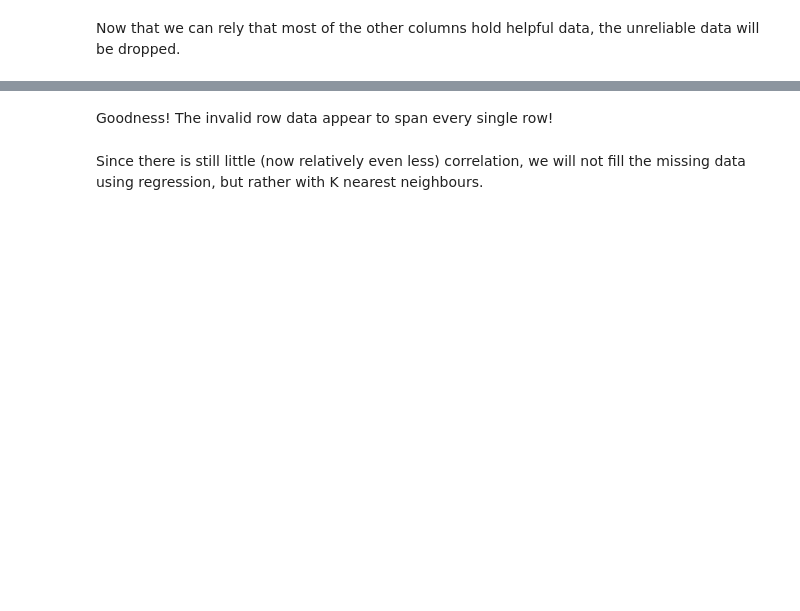
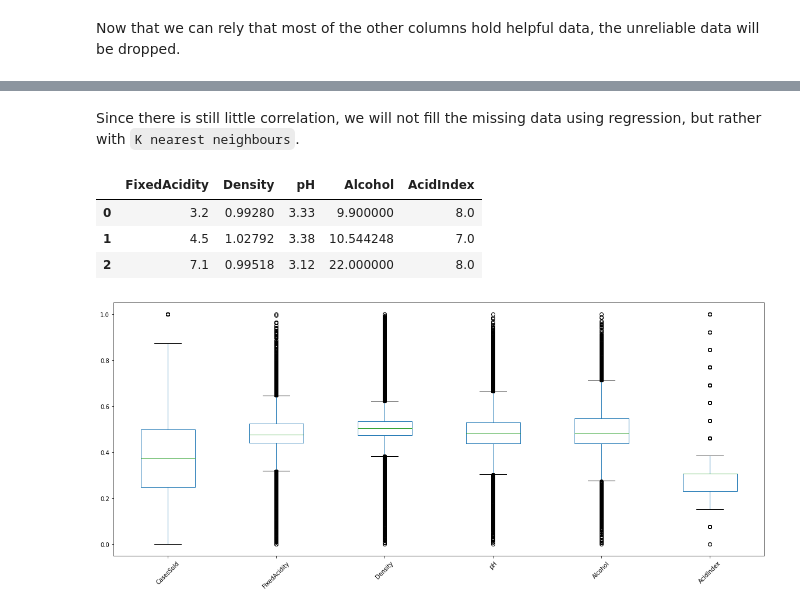
Before and after one commit to yabbou/python-data-science, a Jupyter notebook: hw_6.ipynb, the cells around one changed output, grey strips where cells are left out. Saved outputs shown, nothing was run; the diff lists cells and outputs as text; code cells hidden in the pictures; blank space fills up the shorter version.

```diff
--- a/hw_6.ipynb
+++ b/hw_6.ipynb
@@ -325,27 +331,25 @@ row_indexes_outside_range_dict.pop('Alcohol')
 # %%
-wines_within_range_copy_df = wines_within_range_df.copy()
-NUMERIC_COLUMN_INDECIES_UPDATED = range(1,wines_within_range_df.shape[1]-1)
-
-col_ranges_updated = [volatile_acidity_gL_range,citric_acidity_gL_range,
-                      chlorides_gL_range,fso2_ppm_range,tso2_ppm_range,
-                      density_gL_range,pH_range,suphites_gL_range]
+NUMERIC_COLUMN_INDECIES_UPDATED = range(1,wines_within_range_df.shape[1]) # 1-5, 5 columns
+col_ranges_updated = [[0,0], fixed_acidity_gL_range, density_gL_range,    # the initial [0,0] accounts for the 'CasesSold' column in the DataFrame
+                      pH_range, alcohol_percent_range, acid_index_range]
 
 def checkExpertKnowledgeOfColumnRangesUPDATED(cols, col_ranges):
-  row_indexes_outside_range = {}
+  wines_within_range_copy_df = wines_within_range_df.copy() # 6 columns
   print(f'Number of rows INSIDE the expert domain knowledge range:\n')
+  print(f'Original row count:  {wines_within_range_copy_df.shape[0]:>5} rows')
 
   for x in cols:
-    x_below_minimum_range = wines_df.iloc[:,1] < col_ranges[x][0]
-    y_above_maximum_range = wines_df.iloc[:,1] > col_ranges[x][1]
+    x_below_minimum_range = wines_within_range_copy_df.iloc[:,x] < col_ranges[x][0]
+    y_above_maximum_range = wines_within_range_copy_df.iloc[:,x] > col_ranges[x][1]
 
-    rows_outside_range = wines_df[(x_below_minimum_range) | (y_above_maximum_range)]
+    rows_outside_range = wines_within_range_copy_df[(x_below_minimum_range) | (y_above_maximum_range)]
     rows_outside_range_indexes = rows_outside_range.index
 
-    col = wines_df.copy() #not right thing to do here
-    col.drop(rows_outside_range_indexes, inplace = True)
-    print(f'{COLS[x]:>18} --- {col.shape[0]:>5} rows ({col.shape[0]/max(wines_df.shape[0],1) *100:.2f}%)')
+    wines_within_range_copy_df.drop(rows_outside_range_indexes, inplace = True)
+    print(f'After {wines_within_range_copy_df.columns[x]:>13}: {wines_within_range_copy_df.shape[0]:>5} rows left')
+  return wines_within_range_copy_df
 
-checkExpertKnowledgeOfColumnRangesUPDATED(NUMERIC_COLUMN_INDECIES_UPDATED, col_ranges_updated)
+wines_within_range_updated_df = checkExpertKnowledgeOfColumnRangesUPDATED(NUMERIC_COLUMN_INDECIES_UPDATED, col_ranges_updated)
 # %% [output]
 Number of rows INSIDE the expert domain knowledge range:
 
@@ -384,19 +362,22 @@ TotalSulfurDioxide ---     0 rows (0 less rows)
-# %% [markdown]
-Goodness! The invalid row data appear to span every single row!
 # %% [markdown]
-Since there is still little (now relatively even less) correlation, we will not fill the missing data using regression, but rather with K nearest neighbours.
+Since there is still little correlation, we will not fill the missing data using regression, but rather with `K nearest neighbours`.
 # %%
-# from sklearn.impute import KNNImputer
-# import math
+from sklearn.impute import KNNImputer
+import math
 
-# CASES_SOLD_INDEX=0
-# X = wines_within_range_df.iloc[:,CASES_SOLD_INDEX]
-# y = np.array(wines_within_range_df.iloc[:,CASES_SOLD_INDEX+1:]).ravel()
+CASES_SOLD_INDEX=0
+X = wines_within_range_updated_df.iloc[:,CASES_SOLD_INDEX]
+y = np.array(wines_within_range_updated_df.iloc[:,CASES_SOLD_INDEX+1:]).ravel()
 
-# wines_without_nulls = wines_df.copy().dropna()
-# wines_with_nulls_only = pd.DataFrame(wines_df[wines_df.isnull().any(axis=1)])
+wines_without_nulls = wines_df.copy().dropna()
+wines_with_nulls_only = pd.DataFrame(wines_df[wines_df.isnull().any(axis=1)])
 
-# NEIGHBOUR_COUNT=round(math.sqrt(wines_df.shape[0]))
-# imputer = KNNImputer(n_neighbors=NEIGHBOUR_COUNT, weights="uniform")
-# absolute_input_knn=pd.DataFrame(imputer.fit_transform(wines_df.iloc[:,1:]),columns=COLS[1:]) #excluding CasesSold target column
-# absolute_input_knn.head()
+NEIGHBOUR_COUNT=round(math.sqrt(wines_df.shape[0]))
+imputer = KNNImputer(n_neighbors=NEIGHBOUR_COUNT, weights="uniform")
+absolute_input_knn=pd.DataFrame(imputer.fit_transform(wines_within_range_updated_df.iloc[:,1:]),columns=wines_within_range_updated_df.columns[1:]) #excluding CasesSold target column
+absolute_input_knn.head(3)
+# %% [output]
+|  | FixedAcidity | Density | pH | Alcohol | AcidIndex |
+| 0 | 3.2 | 0.99280 | 3.33 | 9.900000 | 8.0 |
+| 1 | 4.5 | 1.02792 | 3.38 | 10.544248 | 7.0 |
+| 2 | 7.1 | 0.99518 | 3.12 | 22.000000 | 8.0 |
@@ -427,0 +384,4 @@ Since there is still little (now relatively even less) correlation, we will not
+# %%
+displayOutliers(wines_df.loc[:,wines_within_range_updated_df.columns])
+# %% [output]
+[figure, added]
```
Also changed, not shown: parts of 15 cells of this notebook.
